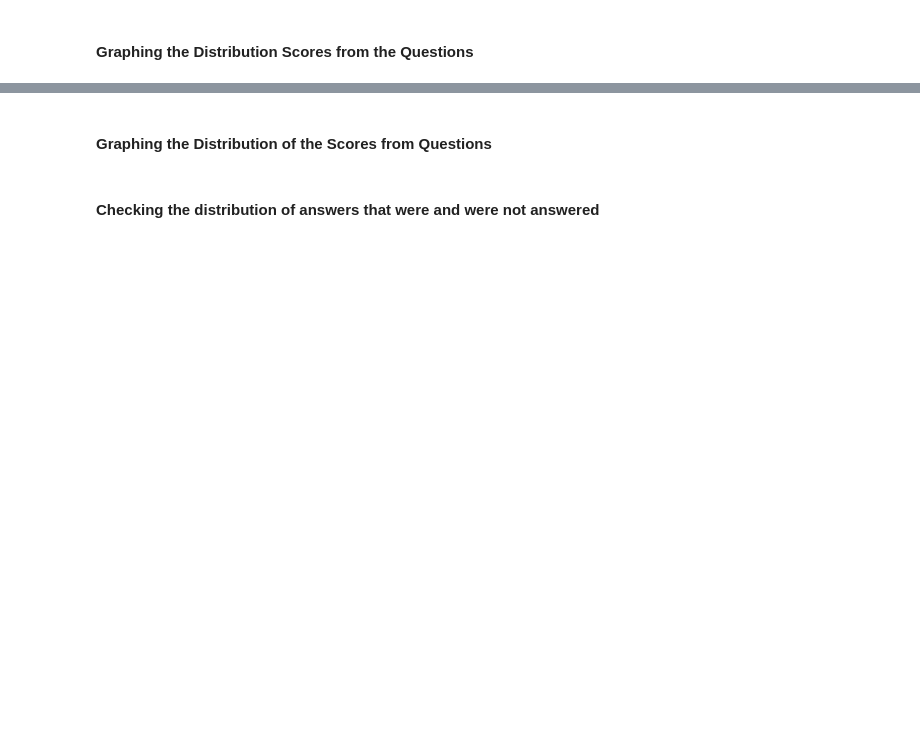
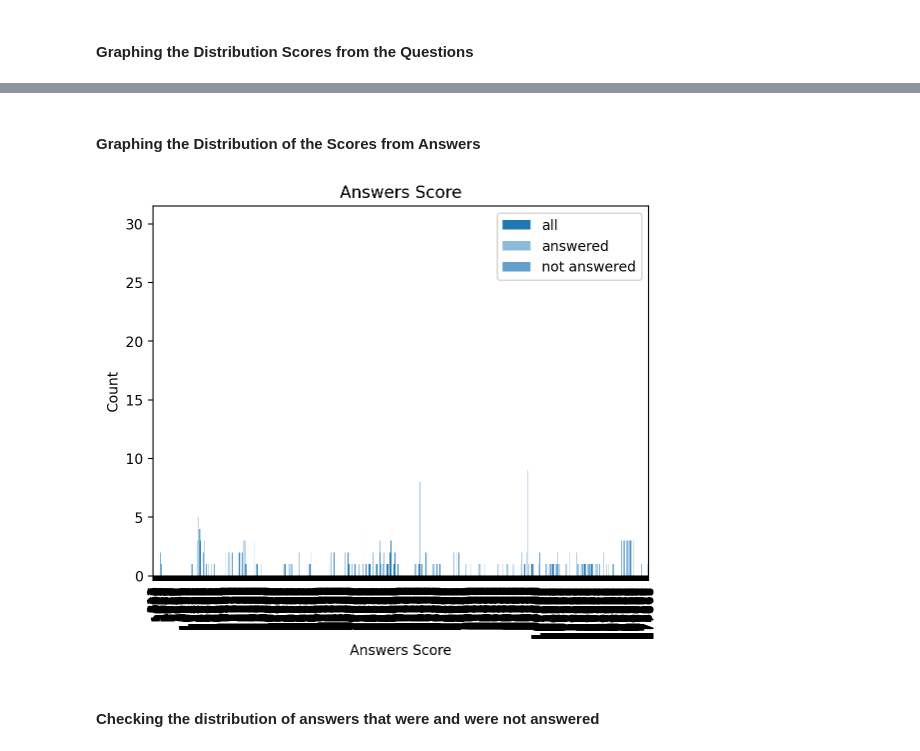
Before and after one commit to reneemarama/career_village, a Jupyter notebook: 3a_NLP_EDA.ipynb, the cells around one changed output, grey strips where cells are left out. Saved outputs shown, nothing was run; the diff lists cells and outputs as text; code cells hidden in the pictures; blank space fills up the shorter version.

```diff
--- a/3a_NLP_EDA.ipynb
+++ b/3a_NLP_EDA.ipynb
@@ -206,17 +209,19 @@ KeyboardInterrupt:
 # %% [markdown]
-#### Graphing the Distribution of the Scores from Questions
+#### Graphing the Distribution of the Scores from Answers
 # %%
 data['answers_score'].plot(kind = 'bar', label="all");
 plt.title('Answers Score');
 plt.ylabel("Count")
 plt.xlabel("Answers Score");
 
 #was answered
-data[data['was_answered'] == 1]['Answers_score'].plot(kind = 'bar', alpha = .5, label='answered');
+data[data['was_answered'] == 1]['answers_score'].plot(kind = 'bar', alpha = .5, label='answered');
 
 #wasn't answered
-data[data['was_answered'] == 0]['Answers_score'].plot(kind = 'bar', alpha = .7, label='not answered');
+data[data['was_answered'] == 0]['answers_score'].plot(kind = 'bar', alpha = .7, label='not answered');
 plt.legend();
+# %% [output]
+[figure, added]
 # %% [markdown]
 #### Checking the distribution of answers that were and were not answered
 # %%
```
Also changed, not shown: parts of 9 cells of this notebook, 2 other files.
